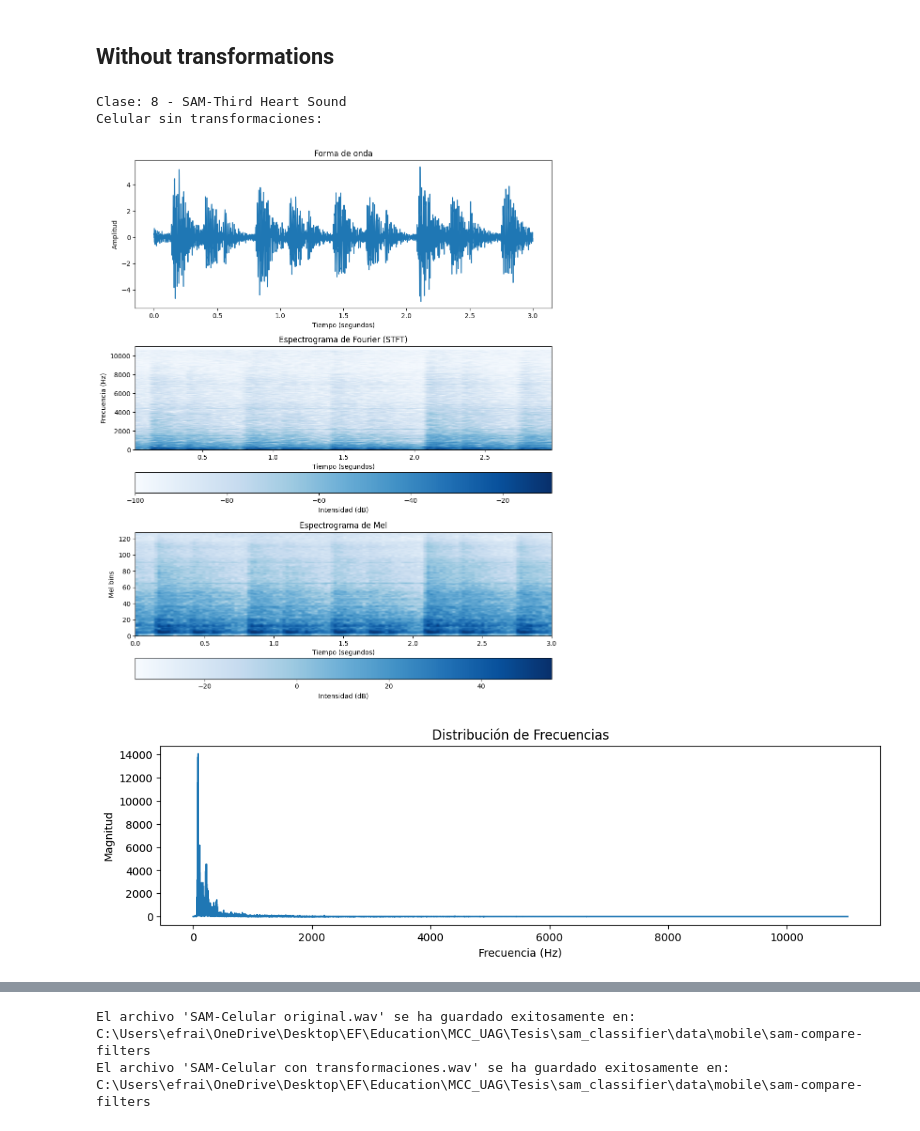
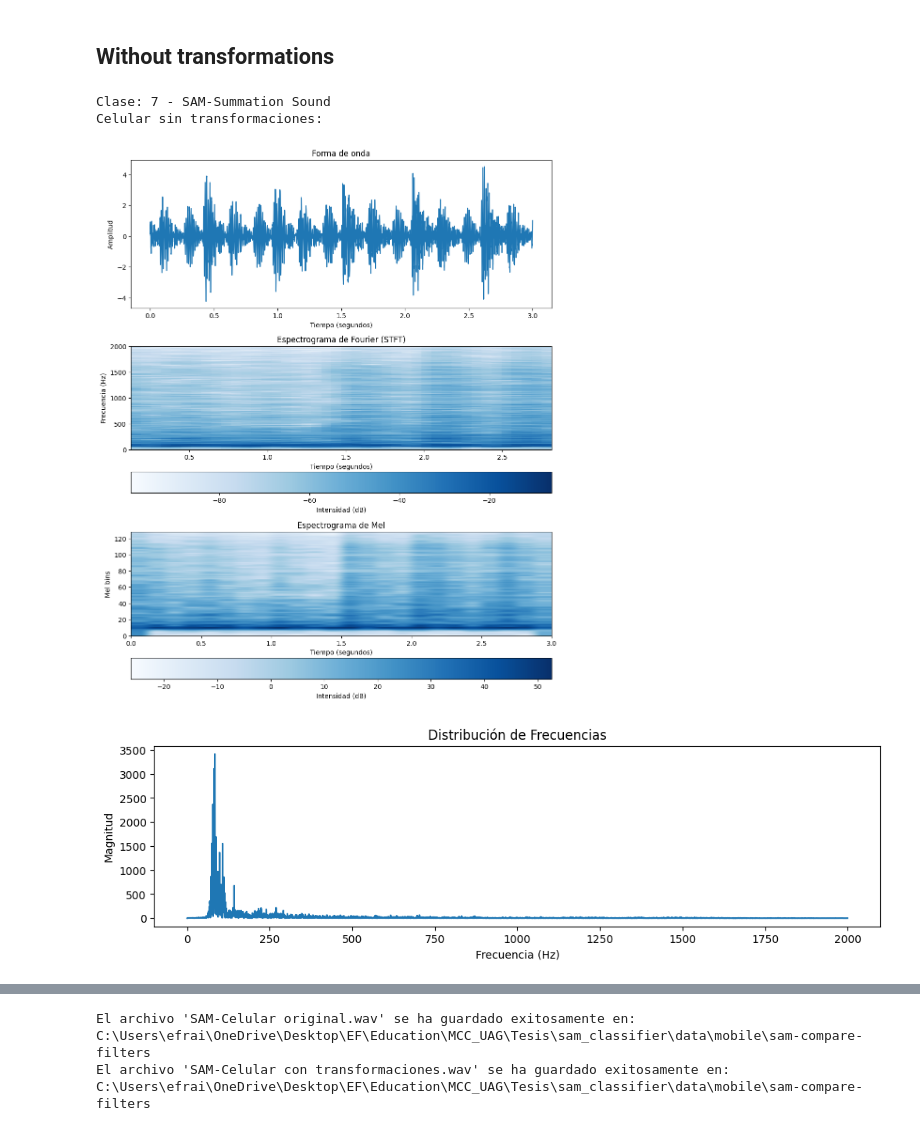
Before and after one commit to Afroefras/sam_classifier, a Jupyter notebook: train_sam_classifier.ipynb, the cells around one changed output, grey strips where cells are left out. Drawn from its saved outputs; the diff is of its cells as text; code cells hidden in the pictures.

Commit message:
Notebook runs smoothly, models can be trained and even a Confussion Matrix is shown from the test dataset

```diff
--- a/train_sam_classifier.ipynb
+++ b/train_sam_classifier.ipynb
@@ -15,6 +15,9 @@ from helpers.audio_utils import save_wave_to_wav
 # %% [markdown]
 # Parameters
 # %%
+# Sample rate
+SAMPLE_RATE = 4000
+
 # Seconds to split each recording
 # it will be the size of input (secs)
 CHUNK_SECS = 3
@@ -42,7 +47,8 @@ BASE_DIR = main_dir.joinpath("data", "mobile", "SAM")
 # %%
 audios = list(BASE_DIR.glob("*.wav"))
 lucky_one = random.choice(audios)
-_, sample_rate = torchaudio.load(str(lucky_one))
+_, original_sample_rate = torchaudio.load(str(lucky_one))
 
-print(f"Sample rate: {sample_rate}")
+print(f"Sample rate original: {original_sample_rate}")
+print(f"Sample rate objetivo: {SAMPLE_RATE}")
 # %% [output]
@@ -52,24 +59,28 @@ Sample rate: 22050
 # %%
 transformations = sam_classifier.Compose(
     [
+        sam_classifier.ResampleAudio(
+            orig_sample_rate=original_sample_rate, new_sample_rate=SAMPLE_RATE
+        ),
         sam_classifier.LowpassFilter(
-            sample_rate=sample_rate, cutoff_freq=CUTOFF_FREQ, order=FILTER_ORDER
+            sample_rate=SAMPLE_RATE, cutoff_freq=CUTOFF_FREQ, order=FILTER_ORDER
         ),
         sam_classifier.Normalize(),
         sam_classifier.ToMelSpectrogram(
-            sample_rate=sample_rate, n_mels=N_MELS, n_fft=N_FFT, hop_length=HOP_LENGTH
+            sample_rate=SAMPLE_RATE, n_mels=N_MELS, n_fft=N_FFT, hop_length=HOP_LENGTH
         ),
     ]
 )
 
 cora_dataset = sam_classifier.SAM_Dataset(
-    BASE_DIR, CHUNK_SECS, transform=transformations
+    base_dir=BASE_DIR, chunk_secs=CHUNK_SECS, transform=transformations
 )
 n_classes = len(cora_dataset.label_to_idx)
 n_samples = len(cora_dataset)
 
 print(f"Total de muestras: {n_samples}")
 print(f"Total de clases: {n_classes}")
+cora_dataset.idx_to_label
 # %% [output]
 Total de muestras: 360
 Total de clases: 9
@@ -93,27 +124,37 @@ Forma de onda: torch.Size([1, 66150])
 # %% [markdown]
 ## Without transformations
 # %%
+default_transformations = sam_classifier.Compose(
+    [
+        sam_classifier.ResampleAudio(
+            orig_sample_rate=original_sample_rate, new_sample_rate=SAMPLE_RATE
+        ),
+        sam_classifier.Normalize(),
+    ]
+)
+
 without_transform = sam_classifier.SAM_Dataset(
-    BASE_DIR, CHUNK_SECS, transform=sam_classifier.Compose([sam_classifier.Normalize()])
+    BASE_DIR, CHUNK_SECS, transform=default_transformations
 )
 audio_original, _, _ = without_transform[choosen_one]
 
 print(f"Clase: {class_label} - {cora_dataset.idx_to_label[class_label]}")
 print("Celular sin transformaciones: ")
+
 cora_plot.plot_waveform_and_spectrograms(
     audio=audio_original,
-    sample_rate=sample_rate,
+    sample_rate=SAMPLE_RATE,
     n_mels=N_MELS,
     n_fft=N_FFT,
     hop_length=HOP_LENGTH,
 )
-cora_plot.plot_audio_fft(audio_original, sample_rate)
-Audio(audio_original, rate=sample_rate, autoplay=True)
+cora_plot.plot_audio_fft(audio_original, SAMPLE_RATE)
+Audio(audio_original, rate=SAMPLE_RATE, autoplay=True)
 # %% [output]
-Clase: 8 - SAM-Third Heart Sound
+Clase: 7 - SAM-Summation Sound
 Celular sin transformaciones:
-[figure, old version]
+[figure, new version]
-[figure, old version]
+[figure, new version]
 [interactive output not drawn]
 # %%
 to_export = {
```
Also changed, not shown: parts of 18 cells of this notebook, 6 other files.
